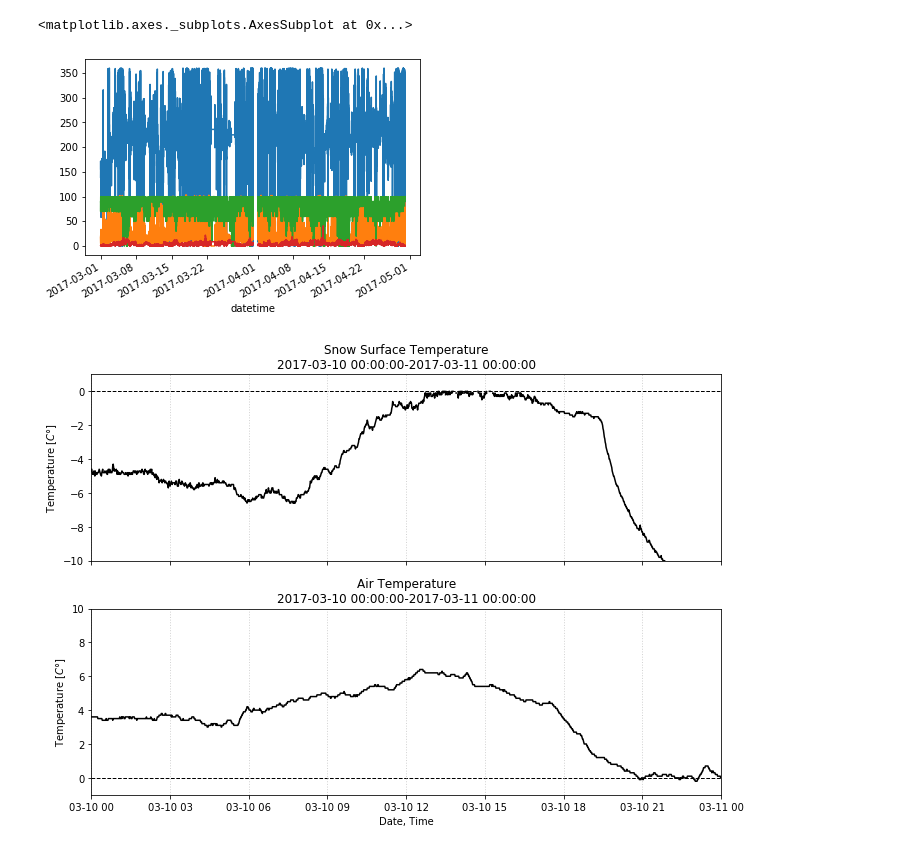
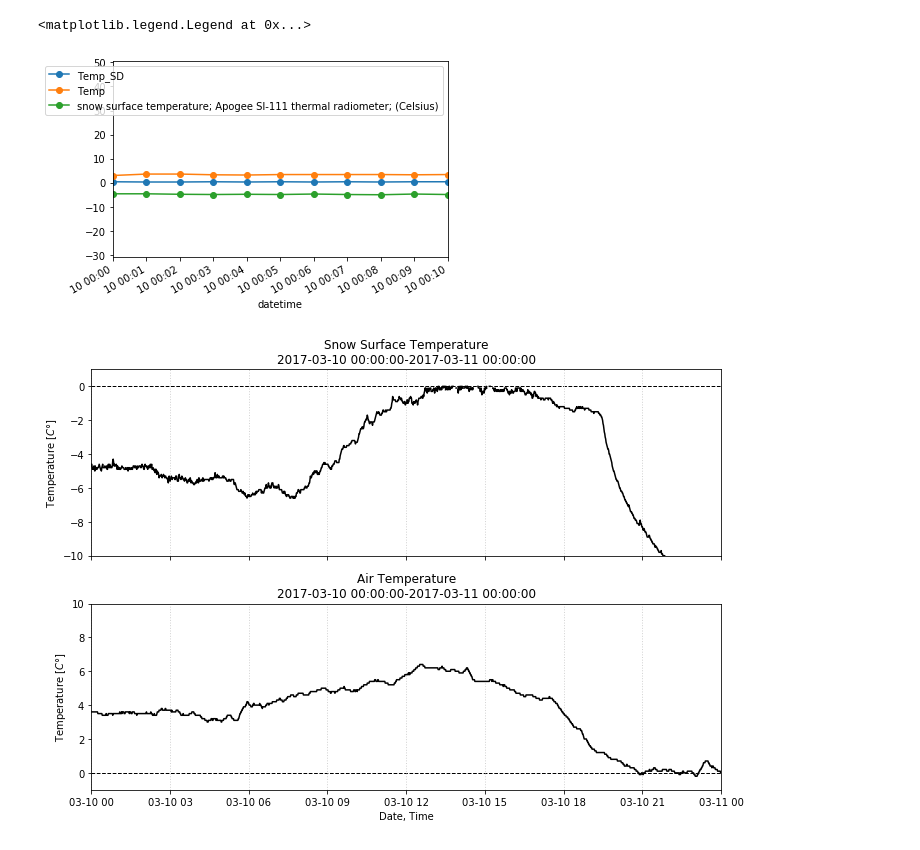
Before and after one commit to moorec52/atmos-boundary-layer, a Jupyter notebook: Untitled.ipynb, the cells around one changed output. Saved outputs shown, nothing was run; the diff lists cells and outputs as text; code cells hidden in the pictures.

```diff
--- a/Untitled.ipynb
+++ b/Untitled.ipynb
@@ -25,12 +100,20 @@ Index(['Platform relative humidity; platform temperature/relative humidity; (per
       dtype='object')
 # %%
-cues['sonic wind direction; Sonic anemometer; (degrees)'].plot()
-cues['Sonic wind direction  standard deviation; Sonic anemometer; (degrees)'].plot()
-cues['wind quality; ws600 wind quality; (percent)'].plot()
-cues['sonic wind speed; Sonic anemometer; (meters/second)'].plot()
+startdate = pd.Timestamp('2017-03-10')
+enddate = pd.Timestamp('2017-03-10 00:10')
+
+#cues['sonic wind direction; Sonic anemometer; (degrees)'].plot(marker='o')
+#cues['Sonic wind direction  standard deviation; Sonic anemometer; (degrees)'].plot(marker='o')
+#cues['wind quality; ws600 wind quality; (percent)'].plot(marker='o')
+cues.Temp_SD.plot(marker='o')
+cues.Temp.plot(marker='o')
+cues['snow surface temperature; Apogee SI-111 thermal radiometer; (Celsius)'].plot(marker='o')
+
+plt.xlim((startdate,enddate))
+plt.legend()
 # %% [output]
-<matplotlib.axes._subplots.AxesSubplot at 0x...>
+<matplotlib.legend.Legend at 0x...>
-[figure, old version]
+[figure, new version]
 # %%
 startdate = pd.Timestamp('2017-03-10')
 enddate = pd.Timestamp('2017-03-11')
```
Also changed, not shown: parts of 11 cells of this notebook, 2 other files.
